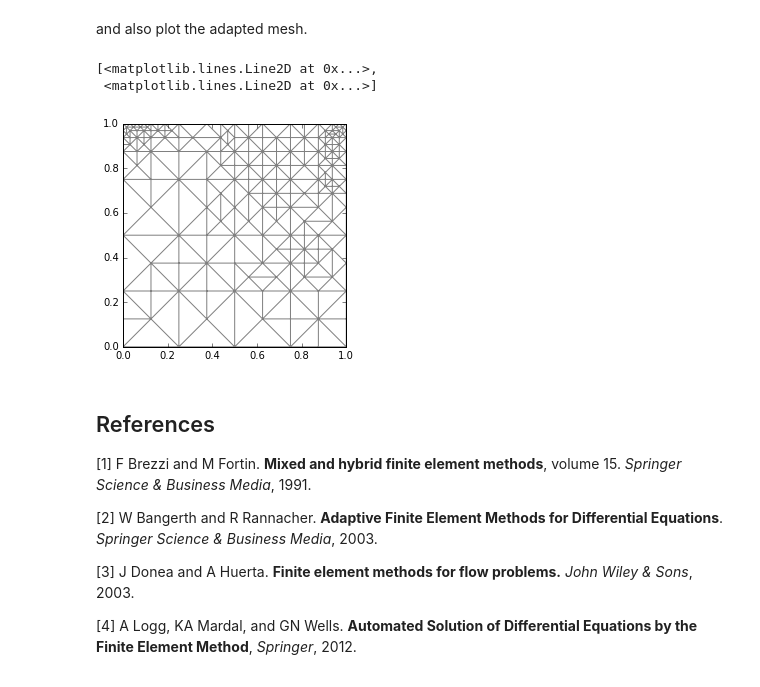
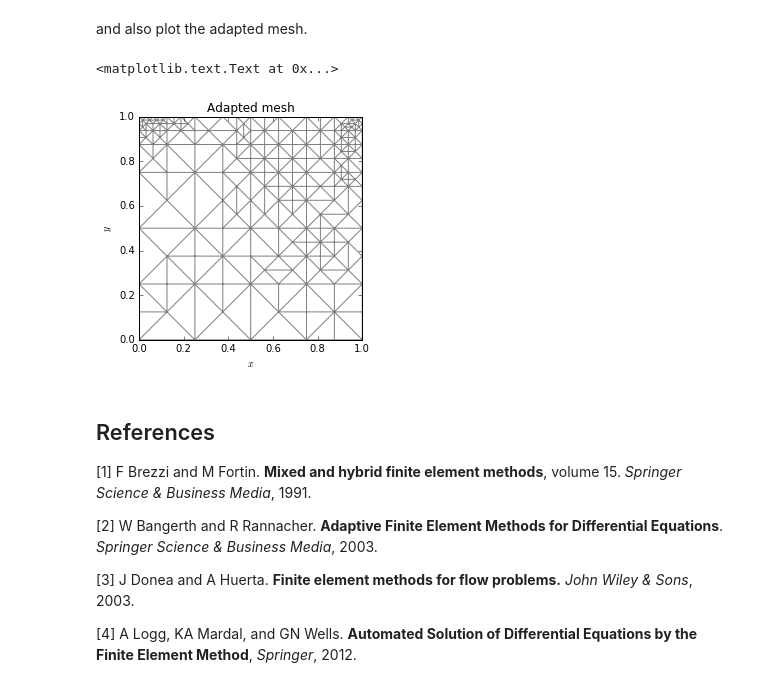
Before and after one commit to geo-fluid-dynamics/phaseflow-fenics, a Jupyter notebook: tutorials/00-Solve-Lid-Driven-Cavity-with-FEniCS-MixedElement.ipynb, the cells around one changed output. Drawn from its saved outputs; the diff is of its cells as text; code cells hidden in the pictures.

```diff
--- a/tutorials/00-Solve-Lid-Driven-Cavity-with-FEniCS-MixedElement.ipynb
+++ b/tutorials/00-Solve-Lid-Driven-Cavity-with-FEniCS-MixedElement.ipynb
@@ -244,11 +260,16 @@ fenics.plot(u)
 # %% [markdown]
 and also plot the adapted mesh.
-# %%
-fenics.plot(mesh.leaf_node())
-# %% [output]
-[<matplotlib.lines.Line2D at 0x...>,
- <matplotlib.lines.Line2D at 0x...>]
-[figure, removed]
+# %%
+fenics.plot(mesh.leaf_node())
+
+matplotlib.pyplot.title("Adapted mesh")
+
+matplotlib.pyplot.xlabel("$x$")
+
+matplotlib.pyplot.ylabel("$y$")
+# %% [output]
+<matplotlib.text.Text at 0x...>
+[figure, added]
 # %% [markdown]
 ## References
 [1] F Brezzi and M Fortin. **Mixed and hybrid finite element methods**, volume 15.
```
Also changed, not shown: parts of 21 cells of this notebook, 1 other file.
